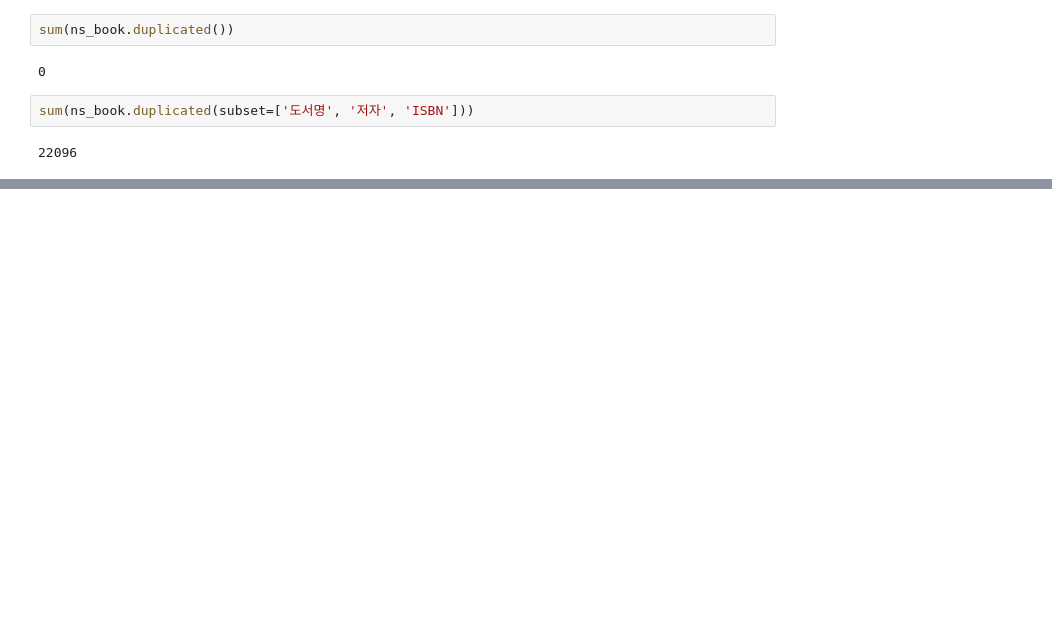
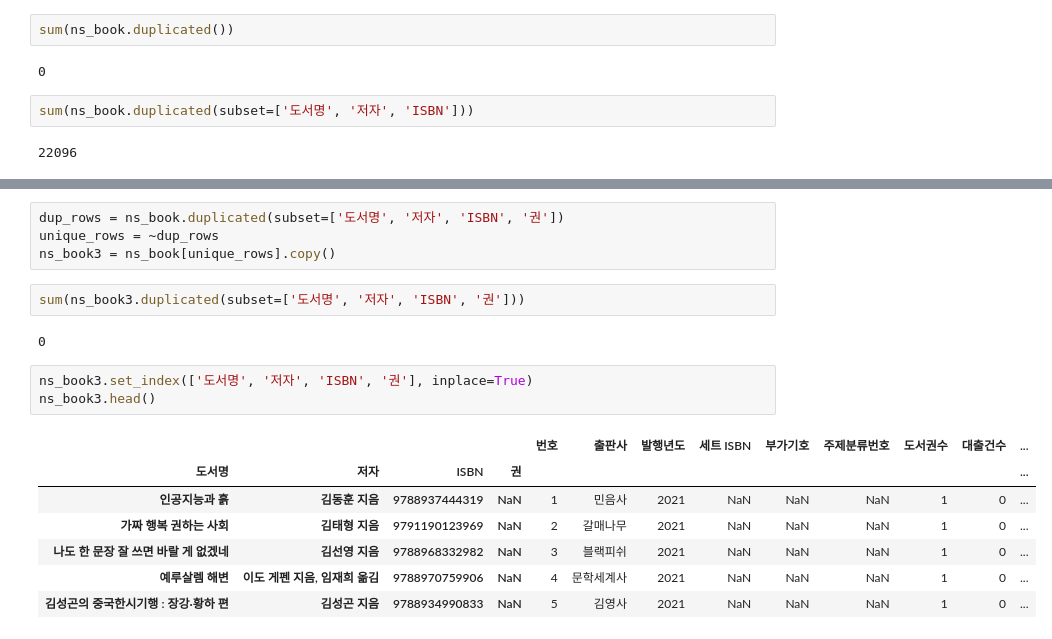
Before and after one commit to SeokgyuYun/Machine-Learning-Study, a Jupyter notebook: 20230328.ipynb, the cells around one changed output, grey strips where cells are left out. Drawn from its saved outputs; the diff is of its cells as text; blank space fills up the shorter version.

```diff
--- a/20230328.ipynb
+++ b/20230328.ipynb
@@ -179,0 +237,19 @@ ns_book3.head()
+# %%
+dup_rows = ns_book.duplicated(subset=['도서명', '저자', 'ISBN', '권'])
+unique_rows = ~dup_rows
+ns_book3 = ns_book[unique_rows].copy()
+# %%
+sum(ns_book3.duplicated(subset=['도서명', '저자', 'ISBN', '권']))
+# %% [output]
+0
+# %%
+ns_book3.set_index(['도서명', '저자', 'ISBN', '권'], inplace=True)
+ns_book3.head()
+# %% [output]
+|  |  |  |  | 번호 | 출판사 | 발행년도 | 세트 ISBN | 부가기호 | 주제분류번호 | 도서권수 | 대출건수 | ... |
+| 도서명 | 저자 | ISBN | 권 |  |  |  |  |  |  |  |  | ... |
+| 인공지능과 흙 | 김동훈 지음 | 9788937444319 | NaN | 1 | 민음사 | 2021 | NaN | NaN | NaN | 1 | 0 | ... |
+| 가짜 행복 권하는 사회 | 김태형 지음 | 9791190123969 | NaN | 2 | 갈매나무 | 2021 | NaN | NaN | NaN | 1 | 0 | ... |
+| 나도 한 문장 잘 쓰면 바랄 게 없겠네 | 김선영 지음 | 9788968332982 | NaN | 3 | 블랙피쉬 | 2021 | NaN | NaN | NaN | 1 | 0 | ... |
+| 예루살렘 해변 | 이도 게펜 지음, 임재희 옮김 | 9788970759906 | NaN | 4 | 문학세계사 | 2021 | NaN | NaN | NaN | 1 | 0 | ... |
+| 김성곤의 중국한시기행 : 장강·황하 편 | 김성곤 지음 | 9788934990833 | NaN | 5 | 김영사 | 2021 | NaN | NaN | NaN | 1 | 0 | ... |
```
Also changed, not shown: parts of 14 cells of this notebook.
